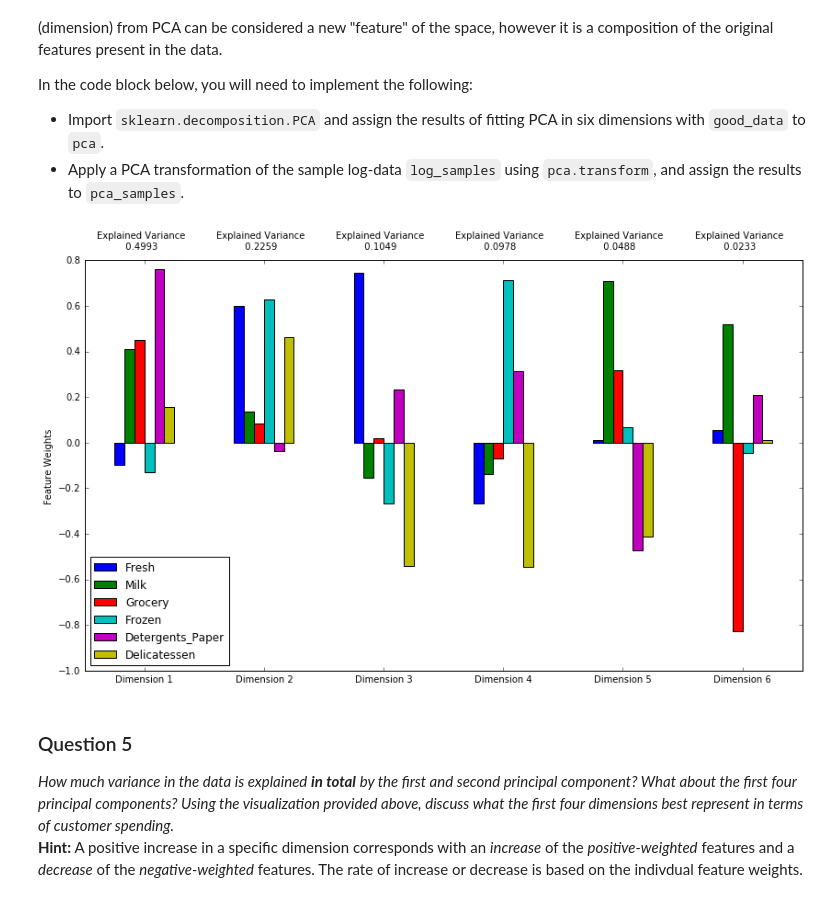
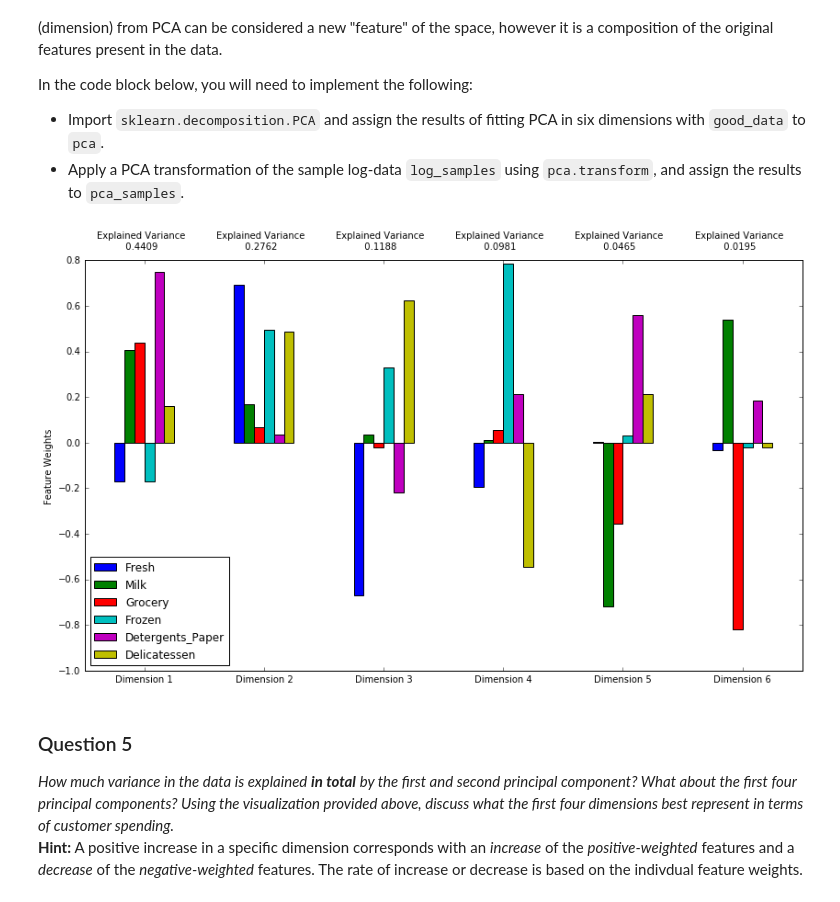
Before and after one commit to xushiyan/udacity-machine-learning, a Jupyter notebook: projects/creating_customer_segments/customer_segments.ipynb, the cells around one changed output. Cells and saved outputs as stored; diff of their text form; code cells hidden in the pictures.

```diff
--- a/projects/creating_customer_segments/customer_segments.ipynb
+++ b/projects/creating_customer_segments/customer_segments.ipynb
@@ -58,7 +58,7 @@ display(data.describe())
 To get a better understanding of the customers and how their data will transform through the analysis, it would be best to select a few sample data points and explore them in more detail. In the code block below, add **three** indices of your choice to the `indices` list which will represent the customers to track. It is suggested to try different sets of samples until you obtain customers that vary significantly from one another.
 # %%
 # TODO: Select three indices of your choice you wish to sample from the dataset
-indices = [26, 201, 391]
+indices = [49, 96, 39]
 
 # Create a DataFrame of the chosen samples
 samples = pd.DataFrame(data.loc[indices], columns = data.keys()).reset_index(drop = True)
@@ -177,8 +179,7 @@ In the code block below, you will need to implement the following:
 **NOTE:** If you choose to remove any outliers, ensure that the sample data does not contain any of these points!
 Once you have performed this implementation, the dataset will be stored in the variable `good_data`.
 # %%
-outlier_set = set()
-
+list_of_outlier_sets = []
 # For each feature find the data points with extreme high or low values
 for feature in log_data.keys():
 
@@ -193,12 +194,22 @@ for feature in log_data.keys():
 
     # Display the outliers
     print "Data points considered outliers for the feature '{}':".format(feature)
+    print "Lower fence: {}".format(Q1-step)
+    print "Upper fence: {}".format(Q3+step)
     outliers_for_current_feature = np.where(~((log_data[feature] >= Q1 - step) & (log_data[feature] <= Q3 + step)))[0]
-    outlier_set |= set(outliers_for_current_feature)
+    list_of_outlier_sets.append(set(outliers_for_current_feature))
     display(log_data.loc[outliers_for_current_feature])
 
+outliers_in_multi_feature = set()
+from itertools import combinations
+for x in combinations(list_of_outlier_sets, 2):
+    outliers_in_multi_feature |= x[0].intersection(x[1])
+
+print "Outliers for more than one feature"
+display(outliers_in_multi_feature)
+
 # OPTIONAL: Select the indices for data points you wish to remove
-outliers = list(outlier_set)
+outliers = [75, 128]
 
 # Remove the outliers, if any were specified
 good_data = log_data.drop(log_data.index[outliers]).reset_index(drop = True)
@@ -291,15 +323,15 @@ In the code block below, you will need to implement the following:
 # %%
 # TODO: Apply PCA to the good data with the same number of dimensions as features
 from sklearn.decomposition import PCA
-pca = PCA(n_components=6)
-pca.fit(good_data)
+pca = PCA(n_components=6).fit(good_data)
+
 # TODO: Apply a PCA transformation to the sample log-data
 pca_samples = pca.transform(log_samples)
 
 # Generate PCA results plot
 pca_results = rs.pca_results(good_data, pca)
 # %% [output]
-[figure, old version]
+[figure, new version]
 # %% [markdown]
 ### Question 5
 *How much variance in the data is explained* ***in total*** *by the first and second principal component? What about the first four principal components? Using the visualization provided above, discuss what the first four dimensions best represent in terms of customer spending.*
```
Also changed, not shown: parts of 32 cells of this notebook.
